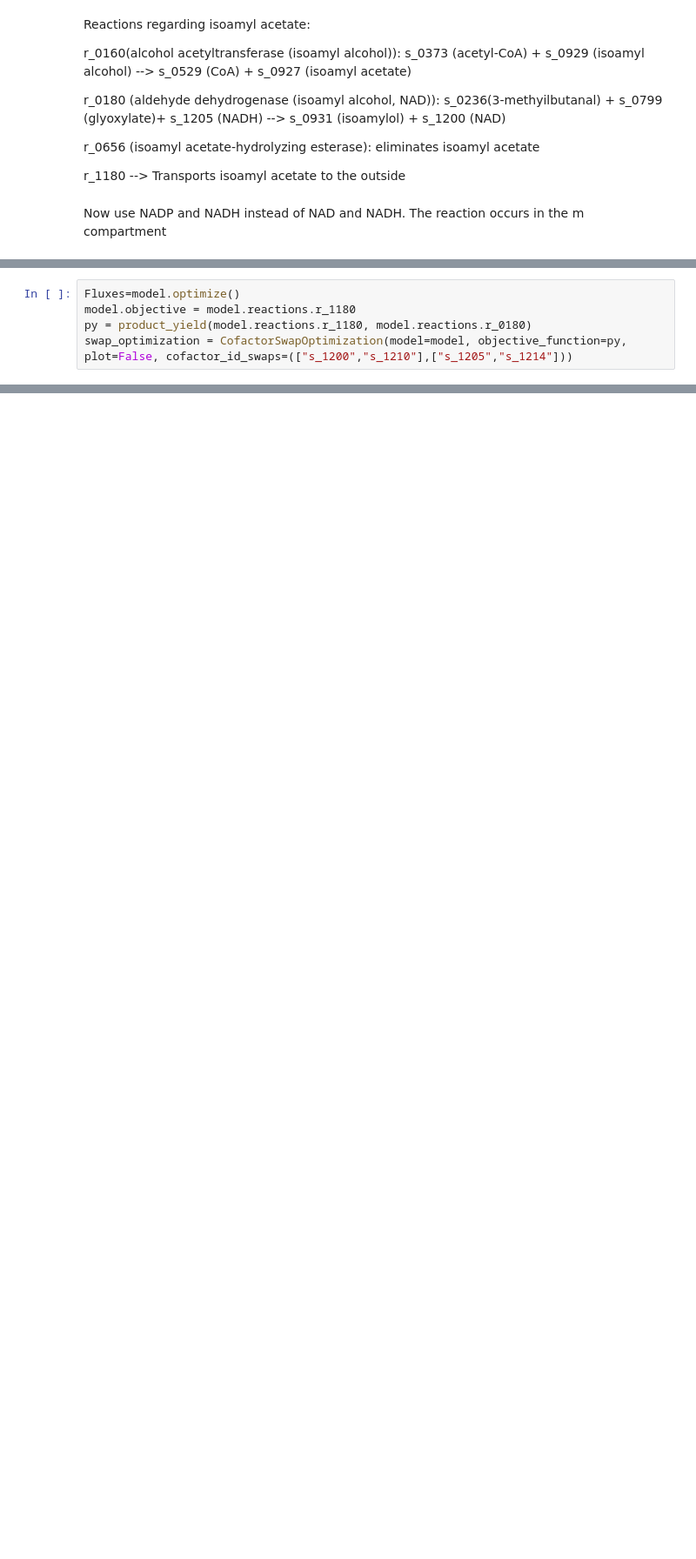
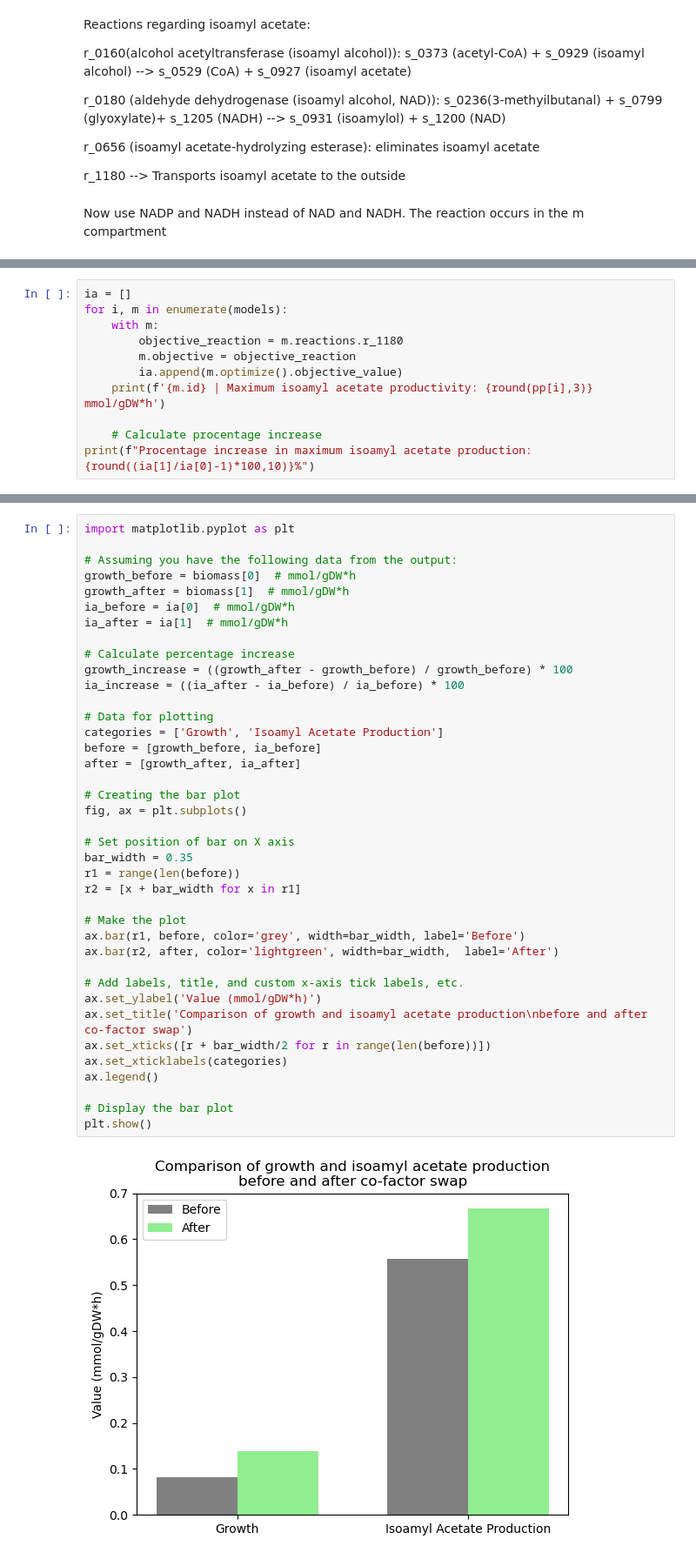
Before and after one commit to 27410/group-assingment-team11, a Jupyter notebook: 06_Co-factor_swap.ipynb, the cells around one changed output, grey strips where cells are left out. Shown at 87% size. Drawn from its saved outputs; the diff is of its cells as text; blank space fills up the shorter version.

Commit message:
Co-factor swap

```diff
--- a/06_Co-factor_swap.ipynb
+++ b/06_Co-factor_swap.ipynb
@@ -87,5 +54,0 @@ NameError: name 'population' is not defined
-# %%
-Fluxes=model.optimize()
-model.objective = model.reactions.r_1180
-py = product_yield(model.reactions.r_1180, model.reactions.r_0180)
-swap_optimization = CofactorSwapOptimization(model=model, objective_function=py, plot=False, cofactor_id_swaps=(["s_1200","s_1210"],["s_1205","s_1214"]))
@@ -113,0 +249,11 @@ target type: cofactor-swap
+# %%
+ia = []
+for i, m in enumerate(models):
+    with m:
+        objective_reaction = m.reactions.r_1180
+        m.objective = objective_reaction
+        ia.append(m.optimize().objective_value)
+    print(f'{m.id} | Maximum isoamyl acetate productivity: {round(pp[i],3)} mmol/gDW*h')
+
+    # Calculate procentage increase
+print(f"Procentage increase in maximum isoamyl acetate production: {round((ia[1]/ia[0]-1)*100,10)}%")
@@ -113,0 +264,41 @@ target type: cofactor-swap
+# %%
+import matplotlib.pyplot as plt
+
+# Assuming you have the following data from the output:
+growth_before = biomass[0]  # mmol/gDW*h
+growth_after = biomass[1]  # mmol/gDW*h
+ia_before = ia[0]  # mmol/gDW*h
+ia_after = ia[1]  # mmol/gDW*h
+
+# Calculate percentage increase
+growth_increase = ((growth_after - growth_before) / growth_before) * 100
+ia_increase = ((ia_after - ia_before) / ia_before) * 100
+
+# Data for plotting
+categories = ['Growth', 'Isoamyl Acetate Production']
+before = [growth_before, ia_before]
+after = [growth_after, ia_after]
+
+# Creating the bar plot
+fig, ax = plt.subplots()
+
+# Set position of bar on X axis
+bar_width = 0.35
+r1 = range(len(before))
+r2 = [x + bar_width for x in r1]
+
+# Make the plot
+ax.bar(r1, before, color='grey', width=bar_width, label='Before')
+ax.bar(r2, after, color='lightgreen', width=bar_width,  label='After')
+
+# Add labels, title, and custom x-axis tick labels, etc.
+ax.set_ylabel('Value (mmol/gDW*h)')
+ax.set_title('Comparison of growth and isoamyl acetate production\nbefore and after co-factor swap')
+ax.set_xticks([r + bar_width/2 for r in range(len(before))])
+ax.set_xticklabels(categories)
+ax.legend()
+
+# Display the bar plot
+plt.show()
+# %% [output]
+[figure, added]
```
Also changed, not shown: parts of 21 cells of this notebook, 4 other files.
